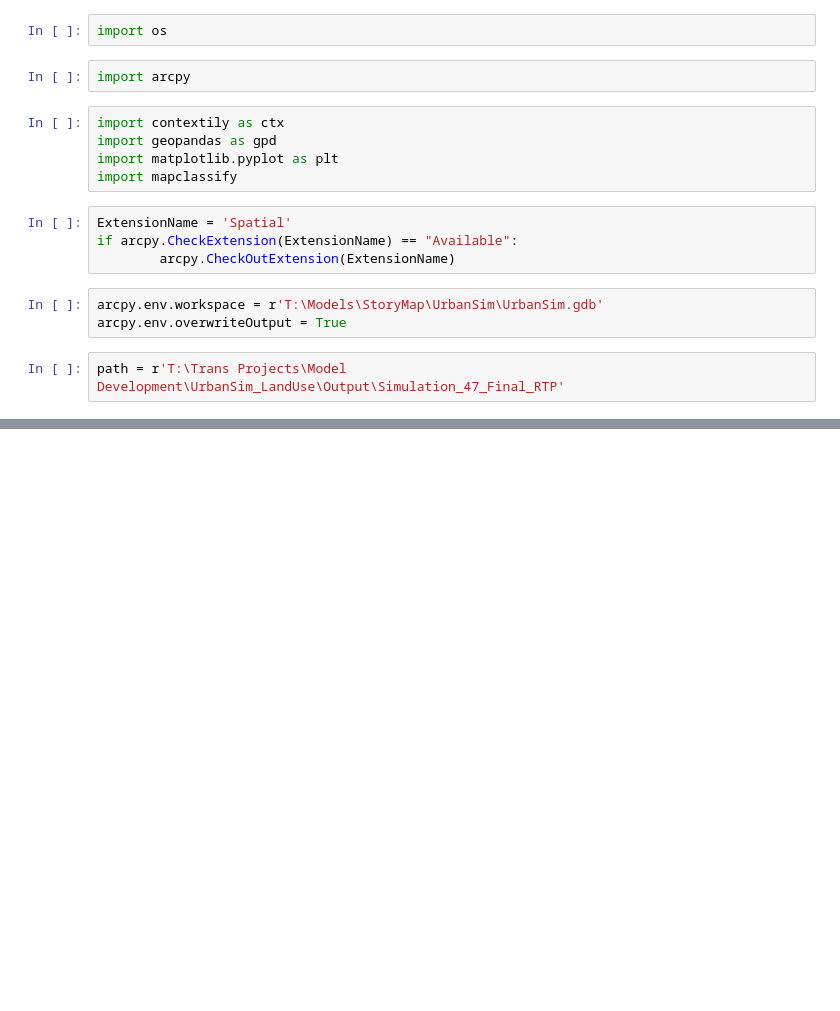
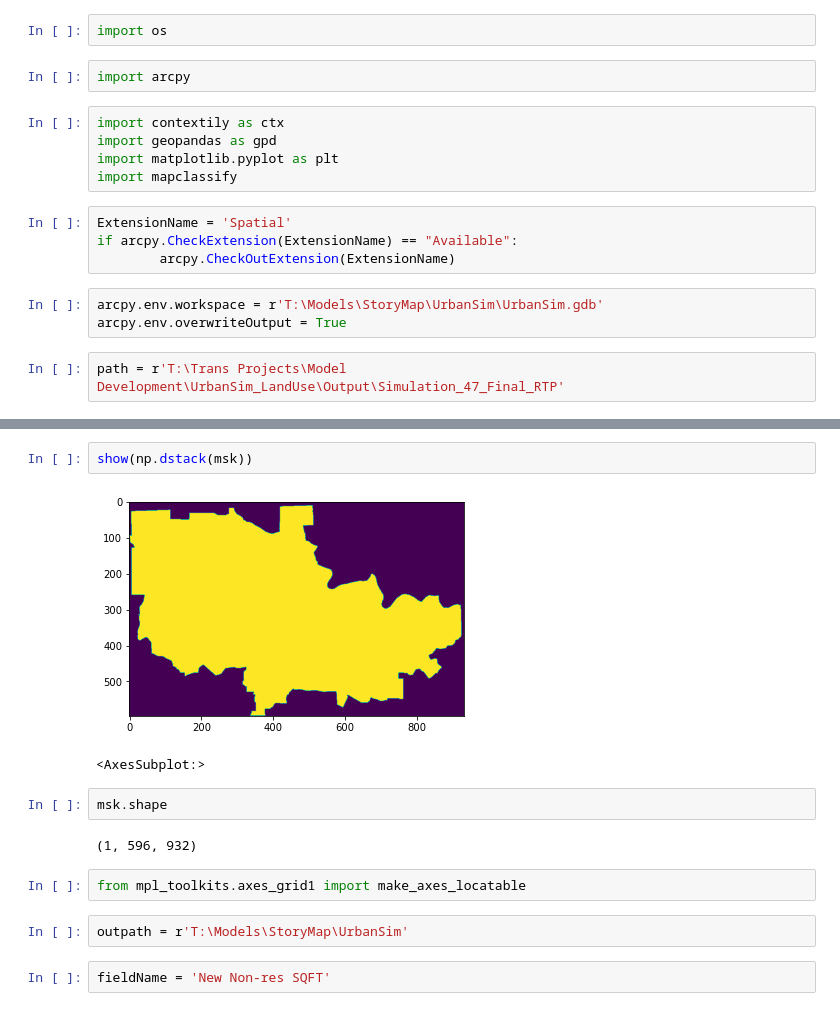
Before and after one commit to dongmeic/ModelsStoryMap, a Jupyter notebook: data/new_developments_heatmap.ipynb, the cells around one changed output, grey strips where cells are left out. Cells and saved outputs as stored; diff of their text form; blank space fills up the shorter version.

```diff
--- a/data/new_developments_heatmap.ipynb
+++ b/data/new_developments_heatmap.ipynb
@@ -20,0 +114,15 @@ newDev = gpd.read_file(os.path.join(path, 'new_developments.shp'))
+# %%
+show(np.dstack(msk))
+# %% [output]
+[figure, added]
+<AxesSubplot:>
+# %%
+msk.shape
+# %% [output]
+(1, 596, 932)
+# %%
+from mpl_toolkits.axes_grid1 import make_axes_locatable
+# %%
+outpath = r'T:\Models\StoryMap\UrbanSim'
+# %%
+fieldName = 'New Non-res SQFT'
```
Also changed, not shown: parts of 28 cells of this notebook.
